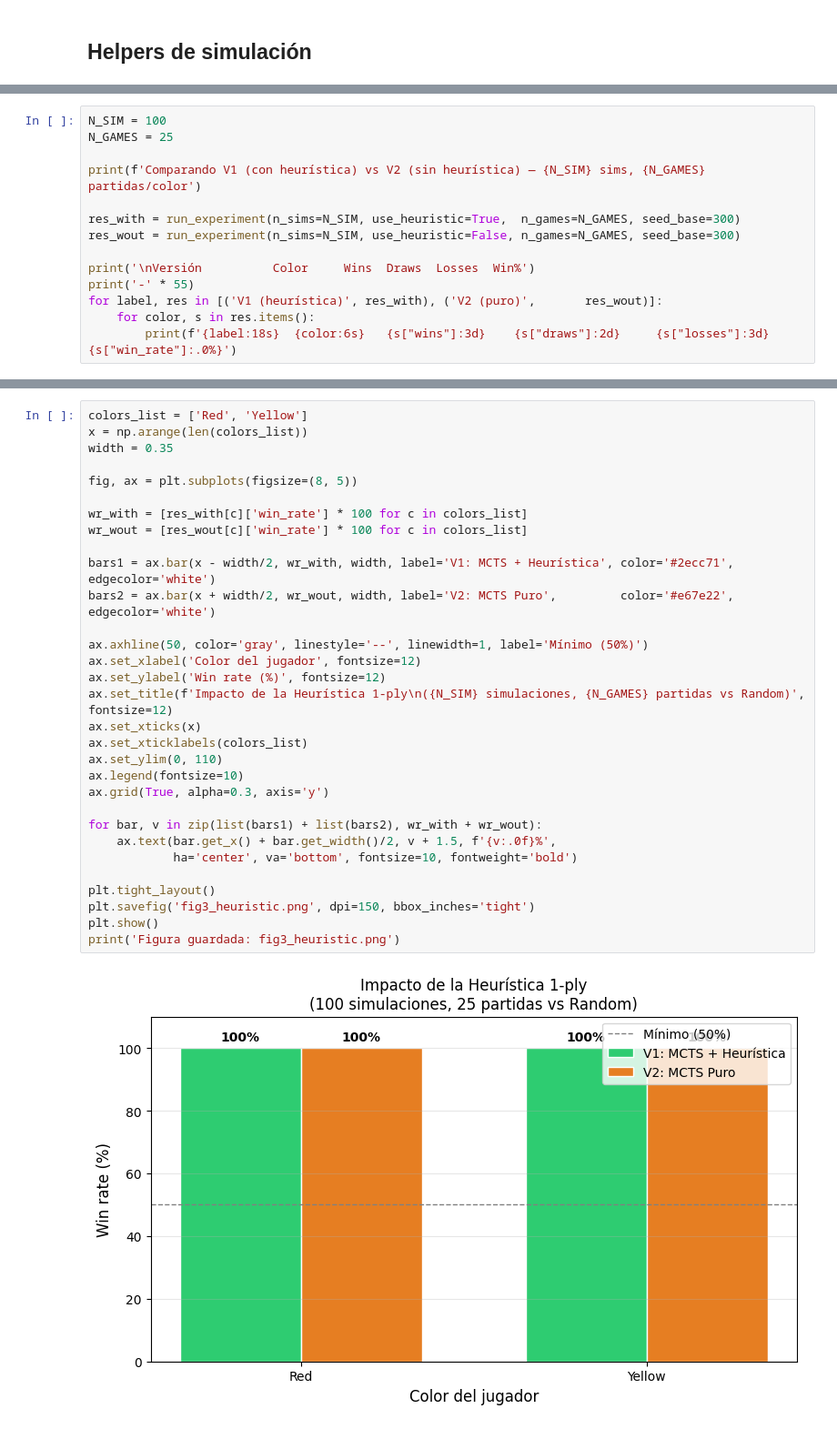
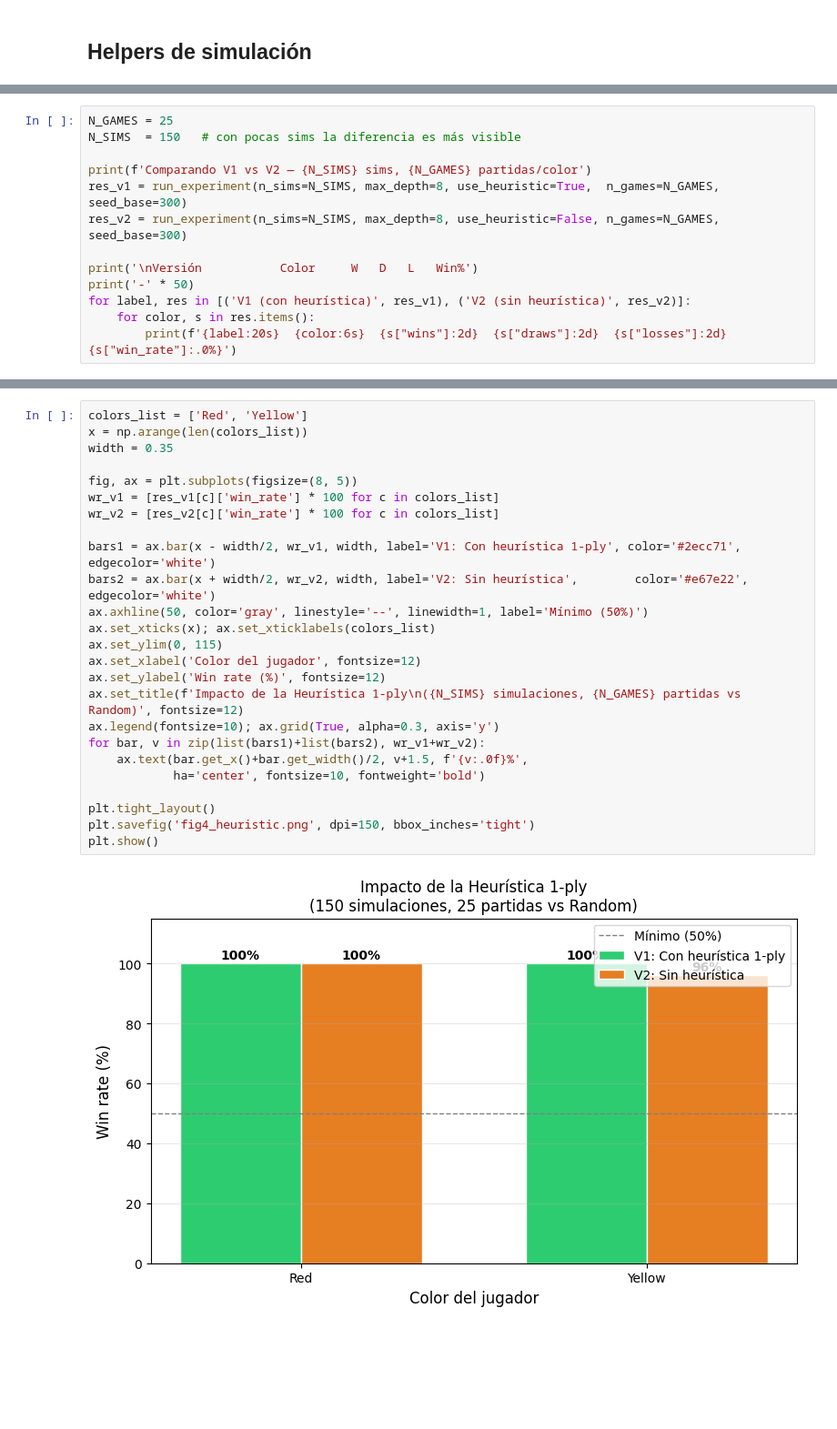
Before and after one commit to nicorodri18/ProyectoFinalFundamentosIA, a Jupyter notebook: groups/LaBestia/entrega.ipynb, the cells around one changed output, grey strips where cells are left out. Shown at 91% size. Drawn from its saved outputs; the diff is of its cells as text; blank space fills up the shorter version.

```diff
--- a/groups/LaBestia/entrega.ipynb
+++ b/groups/LaBestia/entrega.ipynb
@@ -216,15 +252,14 @@ La heurística revisa antes de correr MCTS si existe una **victoria inmediata**
 # %%
-N_SIM = 100
 N_GAMES = 25
+N_SIMS  = 150   # con pocas sims la diferencia es más visible
 
-print(f'Comparando V1 (con heurística) vs V2 (sin heurística) — {N_SIM} sims, {N_GAMES} partidas/color')
+print(f'Comparando V1 vs V2 — {N_SIMS} sims, {N_GAMES} partidas/color')
+res_v1 = run_experiment(n_sims=N_SIMS, max_depth=8, use_heuristic=True,  n_games=N_GAMES, seed_base=300)
+res_v2 = run_experiment(n_sims=N_SIMS, max_depth=8, use_heuristic=False, n_games=N_GAMES, seed_base=300)
 
-res_with = run_experiment(n_sims=N_SIM, use_heuristic=True,  n_games=N_GAMES, seed_base=300)
-res_wout = run_experiment(n_sims=N_SIM, use_heuristic=False, n_games=N_GAMES, seed_base=300)
-
-print('\nVersión          Color     Wins  Draws  Losses  Win%')
-print('-' * 55)
-for label, res in [('V1 (heurística)', res_with), ('V2 (puro)',       res_wout)]:
+print('\nVersión           Color     W   D   L   Win%')
+print('-' * 50)
+for label, res in [('V1 (con heurística)', res_v1), ('V2 (sin heurística)', res_v2)]:
     for color, s in res.items():
-        print(f'{label:18s}  {color:6s}   {s["wins"]:3d}    {s["draws"]:2d}     {s["losses"]:3d}   {s["win_rate"]:.0%}')
+        print(f'{label:20s}  {color:6s}  {s["wins"]:2d}  {s["draws"]:2d}  {s["losses"]:2d}  {s["win_rate"]:.0%}')
 # %% [output]
@@ -239,33 +274,27 @@ V2 (puro)           Yellow    25     0       0   100%
 # %%
 colors_list = ['Red', 'Yellow']
 x = np.arange(len(colors_list))
 width = 0.35
 
 fig, ax = plt.subplots(figsize=(8, 5))
+wr_v1 = [res_v1[c]['win_rate'] * 100 for c in colors_list]
+wr_v2 = [res_v2[c]['win_rate'] * 100 for c in colors_list]
 
-wr_with = [res_with[c]['win_rate'] * 100 for c in colors_list]
-wr_wout = [res_wout[c]['win_rate'] * 100 for c in colors_list]
-
-bars1 = ax.bar(x - width/2, wr_with, width, label='V1: MCTS + Heurística', color='#2ecc71', edgecolor='white')
-bars2 = ax.bar(x + width/2, wr_wout, width, label='V2: MCTS Puro',         color='#e67e22', edgecolor='white')
-
+bars1 = ax.bar(x - width/2, wr_v1, width, label='V1: Con heurística 1-ply', color='#2ecc71', edgecolor='white')
+bars2 = ax.bar(x + width/2, wr_v2, width, label='V2: Sin heurística',        color='#e67e22', edgecolor='white')
 ax.axhline(50, color='gray', linestyle='--', linewidth=1, label='Mínimo (50%)')
+ax.set_xticks(x); ax.set_xticklabels(colors_list)
+ax.set_ylim(0, 115)
 ax.set_xlabel('Color del jugador', fontsize=12)
 ax.set_ylabel('Win rate (%)', fontsize=12)
-ax.set_title(f'Impacto de la Heurística 1-ply\n({N_SIM} simulaciones, {N_GAMES} partidas vs Random)', fontsize=12)
-ax.set_xticks(x)
-ax.set_xticklabels(colors_list)
-ax.set_ylim(0, 110)
-ax.legend(fontsize=10)
-ax.grid(True, alpha=0.3, axis='y')
-
-for bar, v in zip(list(bars1) + list(bars2), wr_with + wr_wout):
-    ax.text(bar.get_x() + bar.get_width()/2, v + 1.5, f'{v:.0f}%',
-            ha='center', va='bottom', fontsize=10, fontweight='bold')
+ax.set_title(f'Impacto de la Heurística 1-ply\n({N_SIMS} simulaciones, {N_GAMES} partidas vs Random)', fontsize=12)
+ax.legend(fontsize=10); ax.grid(True, alpha=0.3, axis='y')
+for bar, v in zip(list(bars1)+list(bars2), wr_v1+wr_v2):
+    ax.text(bar.get_x()+bar.get_width()/2, v+1.5, f'{v:.0f}%',
+            ha='center', fontsize=10, fontweight='bold')
 
 plt.tight_layout()
-plt.savefig('fig3_heuristic.png', dpi=150, bbox_inches='tight')
+plt.savefig('fig4_heuristic.png', dpi=150, bbox_inches='tight')
 plt.show()
-print('Figura guardada: fig3_heuristic.png')
 # %% [output]
-[figure, old version]
+[figure, new version]
```
Also changed, not shown: parts of 22 cells of this notebook, 2 other files.
